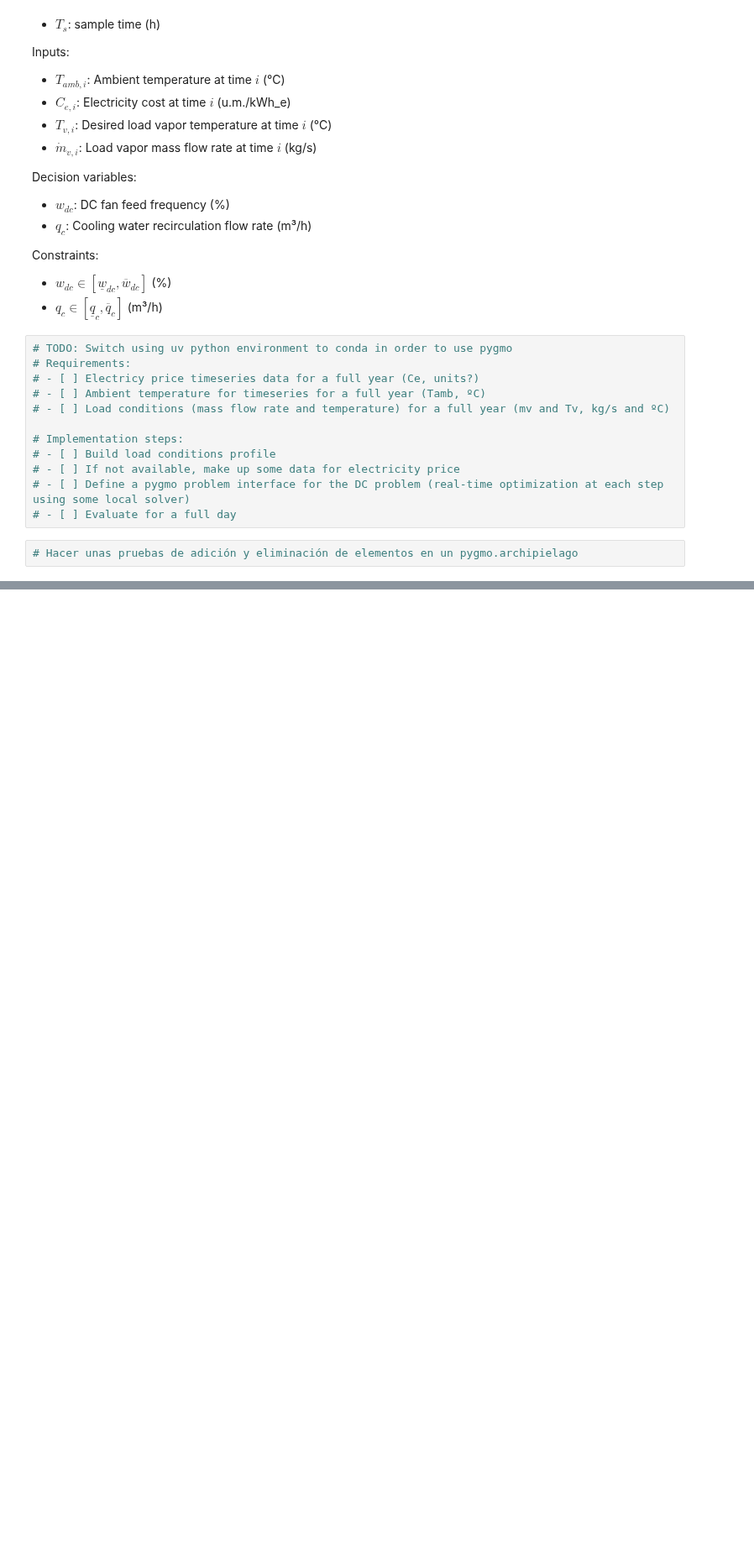
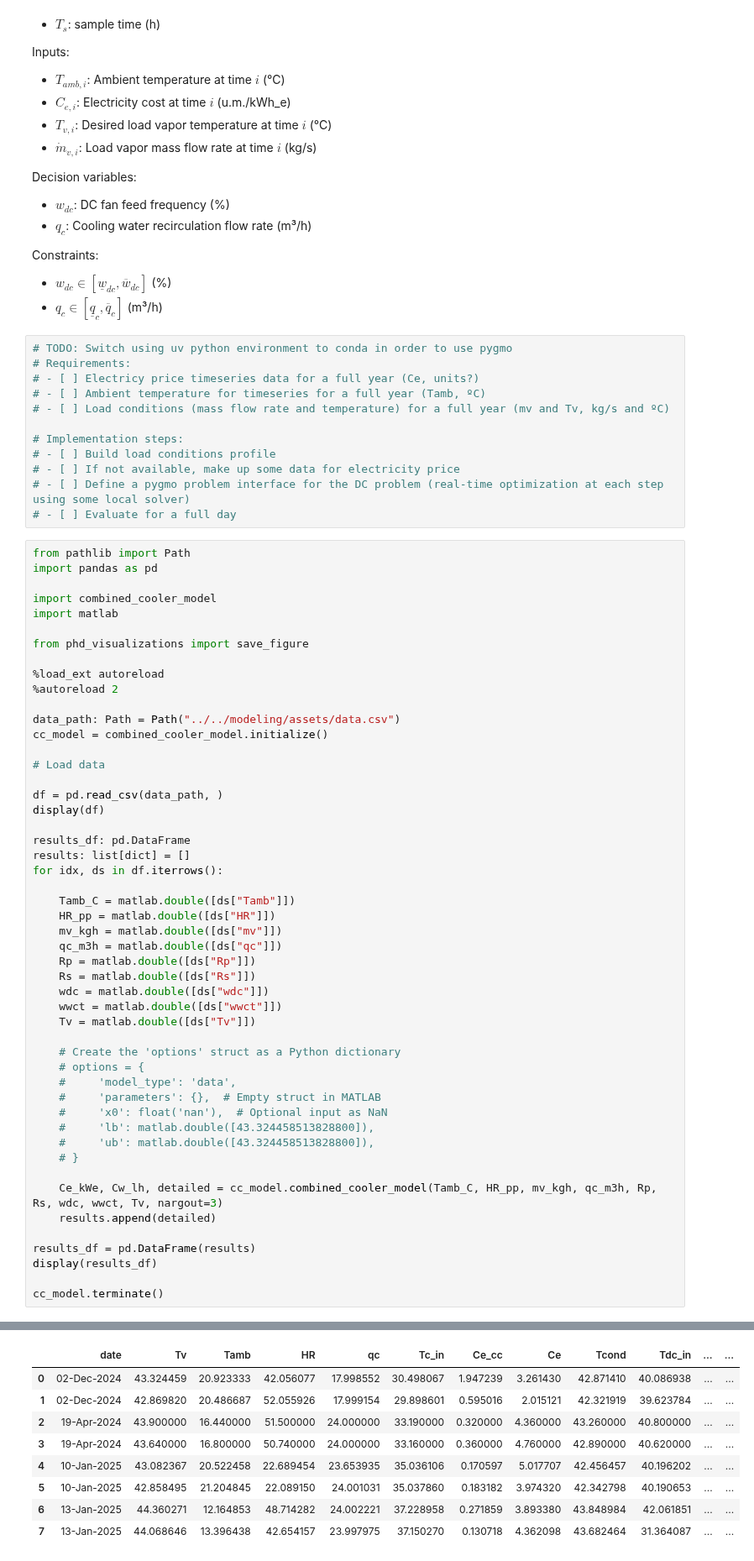
Before and after one commit to juan11iguel/SOLhycool, a Jupyter notebook: optimization/notebooks/dc_optimization.ipynb, the cells around one changed output, grey strips where cells are left out. Shown at 84% size. Cells and saved outputs as stored; diff of their text form; blank space fills up the shorter version.

```diff
--- a/optimization/notebooks/dc_optimization.ipynb
+++ b/optimization/notebooks/dc_optimization.ipynb
@@ -37,5 +37,54 @@ Constraints:
 # - [ ] If not available, make up some data for electricity price
 # - [ ] Define a pygmo problem interface for the DC problem (real-time optimization at each step using some local solver)
 # - [ ] Evaluate for a full day
-# %%
-# Hacer unas pruebas de adición y eliminación de elementos en un pygmo.archipielago
+# %%
+from pathlib import Path
+import pandas as pd
+
+import combined_cooler_model
+import matlab
+
+from phd_visualizations import save_figure
+
+%load_ext autoreload
+%autoreload 2
+
+data_path: Path = Path("../../modeling/assets/data.csv")
+cc_model = combined_cooler_model.initialize()
+
+# Load data
+
+df = pd.read_csv(data_path, )
+display(df)
+
+results_df: pd.DataFrame
+results: list[dict] = []
+for idx, ds in df.iterrows():
+
+    Tamb_C = matlab.double([ds["Tamb"]])
+    HR_pp = matlab.double([ds["HR"]])
+    mv_kgh = matlab.double([ds["mv"]])
+    qc_m3h = matlab.double([ds["qc"]])
+    Rp = matlab.double([ds["Rp"]])
+    Rs = matlab.double([ds["Rs"]])
+    wdc = matlab.double([ds["wdc"]])
+    wwct = matlab.double([ds["wwct"]])
+    Tv = matlab.double([ds["Tv"]])
+
+    # Create the 'options' struct as a Python dictionary
+    # options = {
+    #     'model_type': 'data',
+    #     'parameters': {},  # Empty struct in MATLAB
+    #     'x0': float('nan'),  # Optional input as NaN
+    #     'lb': matlab.double([43.324458513828800]),
+    #     'ub': matlab.double([43.324458513828800]),
+    # }
+
+    Ce_kWe, Cw_lh, detailed = cc_model.combined_cooler_model(Tamb_C, HR_pp, mv_kgh, qc_m3h, Rp, Rs, wdc, wwct, Tv, nargout=3)
+    results.append(detailed)
+
+results_df = pd.DataFrame(results)
+display(results_df)
+
+cc_model.terminate()
+# %% [output]
@@ -41,0 +93,9 @@ Constraints:
+|  | date | Tv | Tamb | HR | qc | Tc_in | Ce_cc | Ce | Tcond | Tdc_in | ... | ... |
+| 0 | 02-Dec-2024 | 43.324459 | 20.923333 | 42.056077 | 17.998552 | 30.498067 | 1.947239 | 3.261430 | 42.871410 | 40.086938 | ... | ... |
+| 1 | 02-Dec-2024 | 42.869820 | 20.486687 | 52.055926 | 17.999154 | 29.898601 | 0.595016 | 2.015121 | 42.321919 | 39.623784 | ... | ... |
+| 2 | 19-Apr-2024 | 43.900000 | 16.440000 | 51.500000 | 24.000000 | 33.190000 | 0.320000 | 4.360000 | 43.260000 | 40.800000 | ... | ... |
+| 3 | 19-Apr-2024 | 43.640000 | 16.800000 | 50.740000 | 24.000000 | 33.160000 | 0.360000 | 4.760000 | 42.890000 | 40.620000 | ... | ... |
+| 4 | 10-Jan-2025 | 43.082367 | 20.522458 | 22.689454 | 23.653935 | 35.036106 | 0.170597 | 5.017707 | 42.456457 | 40.196202 | ... | ... |
+| 5 | 10-Jan-2025 | 42.858495 | 21.204845 | 22.089150 | 24.001031 | 35.037860 | 0.183182 | 3.974320 | 42.342798 | 40.190653 | ... | ... |
+| 6 | 13-Jan-2025 | 44.360271 | 12.164853 | 48.714282 | 24.002221 | 37.228958 | 0.271859 | 3.893380 | 43.848984 | 42.061851 | ... | ... |
+| 7 | 13-Jan-2025 | 44.068646 | 13.396438 | 42.654157 | 23.997975 | 37.150270 | 0.130718 | 4.362098 | 43.682464 | 31.364087 | ... | ... |
```
Also changed, not shown: parts of 1 cell of this notebook, 7 other files.
